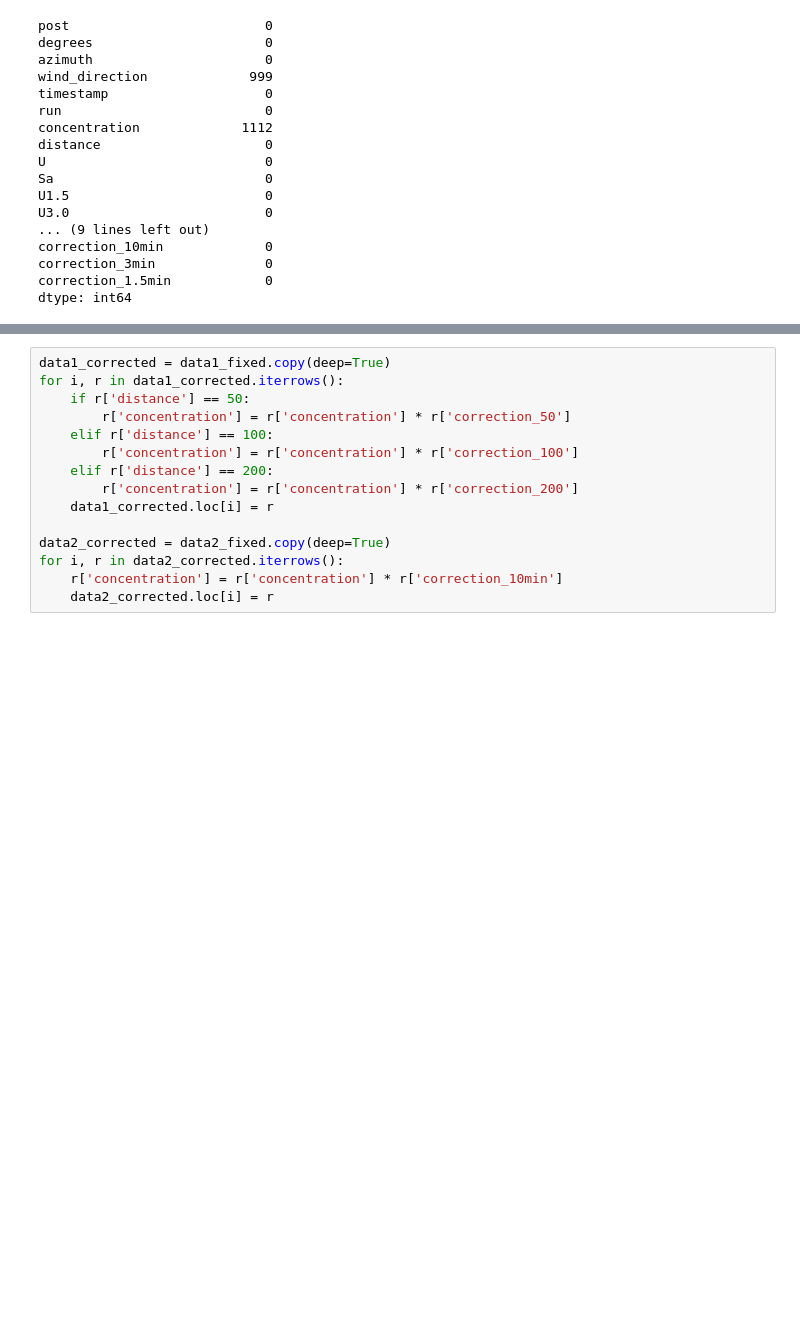
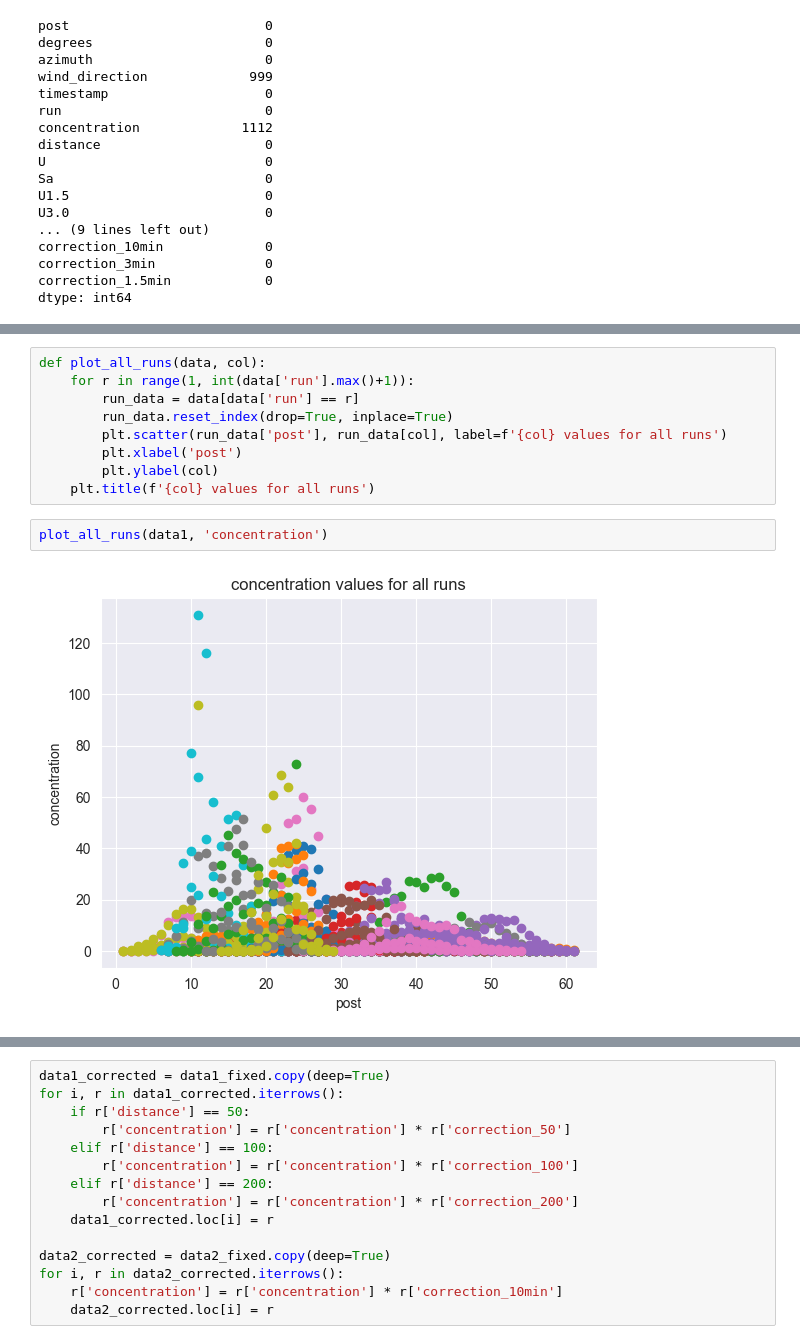
Before and after one commit to gviglione/DataAnalyticsProject, a Jupyter notebook: src/data/data_cleaning.ipynb, the cells around one changed output, grey strips where cells are left out. Drawn from its saved outputs; the diff is of its cells as text; blank space fills up the shorter version.

```diff
--- a/src/data/data_cleaning.ipynb
+++ b/src/data/data_cleaning.ipynb
@@ -72,0 +78,13 @@ dtype: int64
+# %%
+def plot_all_runs(data, col):
+    for r in range(1, int(data['run'].max()+1)):
+        run_data = data[data['run'] == r]
+        run_data.reset_index(drop=True, inplace=True)
+        plt.scatter(run_data['post'], run_data[col], label=f'{col} values for all runs')
+        plt.xlabel('post')
+        plt.ylabel(col)
+    plt.title(f'{col} values for all runs')
+# %%
+plot_all_runs(data1, 'concentration')
+# %% [output]
+[figure, added]
```
Also changed, not shown: parts of 22 cells of this notebook, 4 other files.
